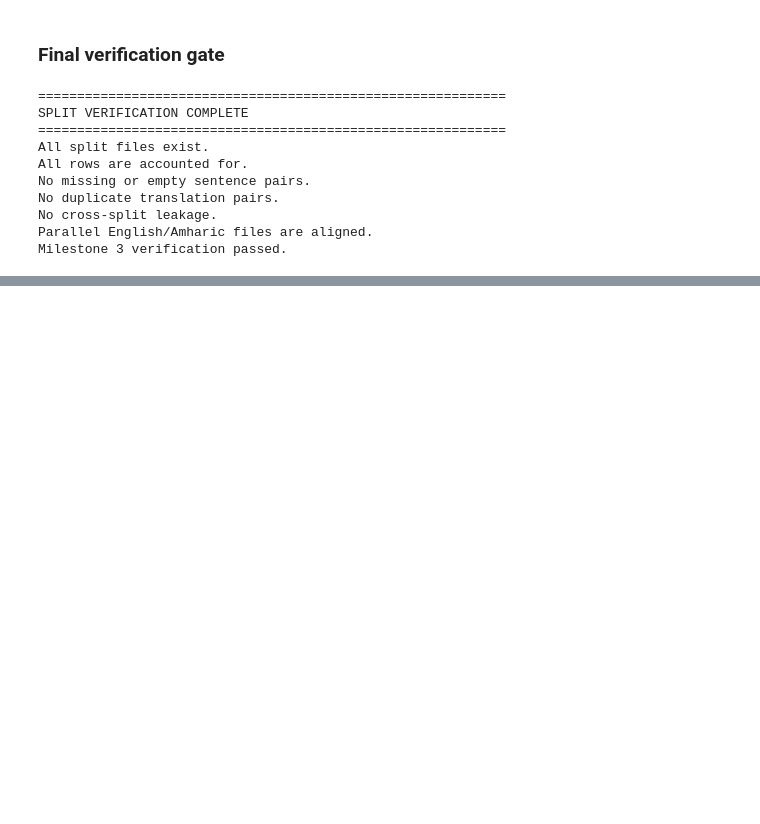
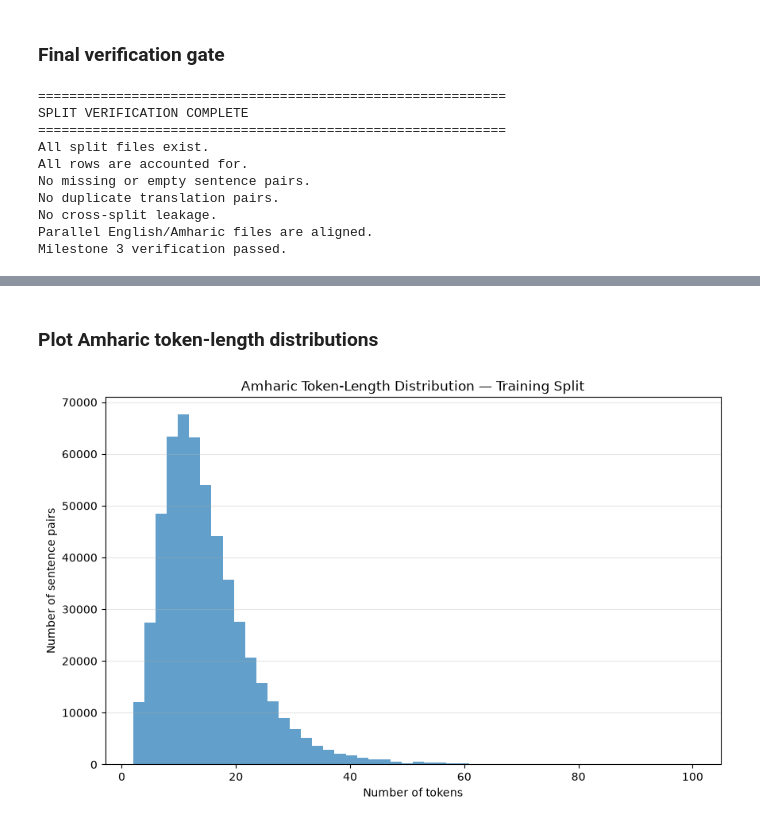
Before and after one commit to 21Oli/neural-machine-translation, a Jupyter notebook: notebooks/02_preprocessing_analysis.ipynb, the cells around one changed output, grey strips where cells are left out. Cells and saved outputs as stored; diff of their text form; code cells hidden in the pictures; blank space fills up the shorter version.

```diff
--- a/notebooks/02_preprocessing_analysis.ipynb
+++ b/notebooks/02_preprocessing_analysis.ipynb
@@ -1155,0 +1642,19 @@ Milestone 3 verification passed.
+# %% [markdown]
+### Plot Amharic token-length distributions
+# %%
+plt.figure(figsize=(10, 6))
+
+plt.hist(
+    train_df["amh_token_length"],
+    bins=50,
+    alpha=0.7,
+)
+
+plt.title("Amharic Token-Length Distribution — Training Split")
+plt.xlabel("Number of tokens")
+plt.ylabel("Number of sentence pairs")
+plt.grid(axis="y", alpha=0.3)
+
+plt.show()
+# %% [output]
+[figure, added]
```
Also changed, not shown: parts of 72 cells of this notebook, 4 other files.
